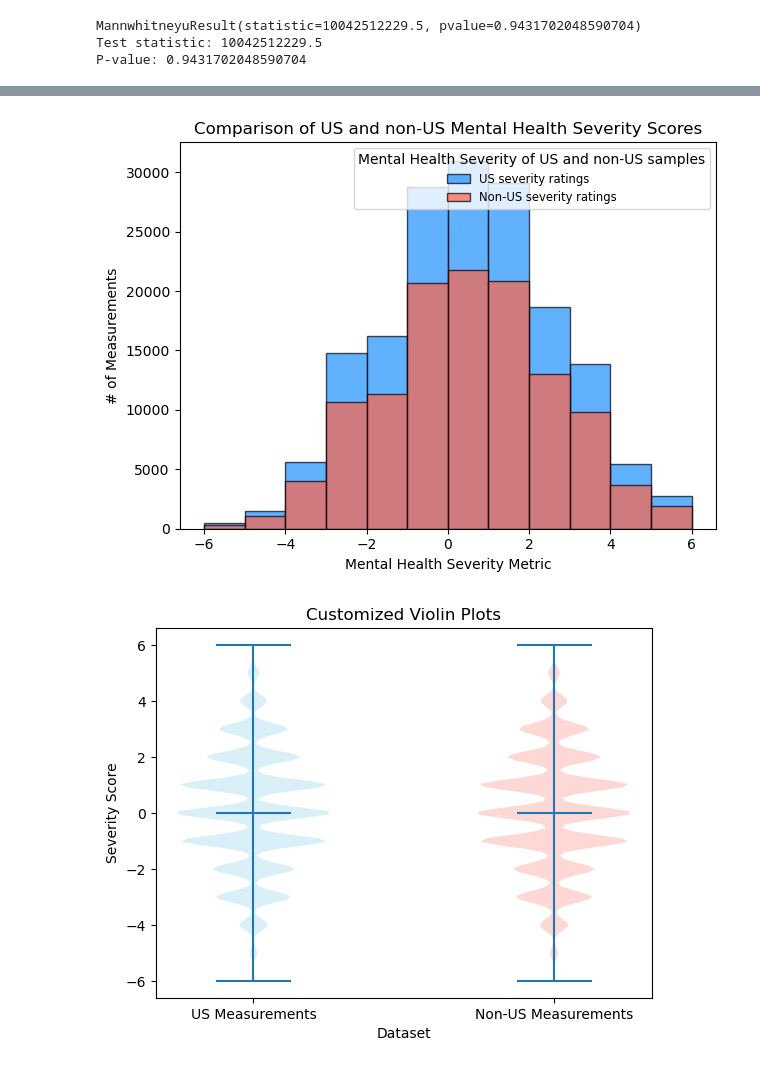
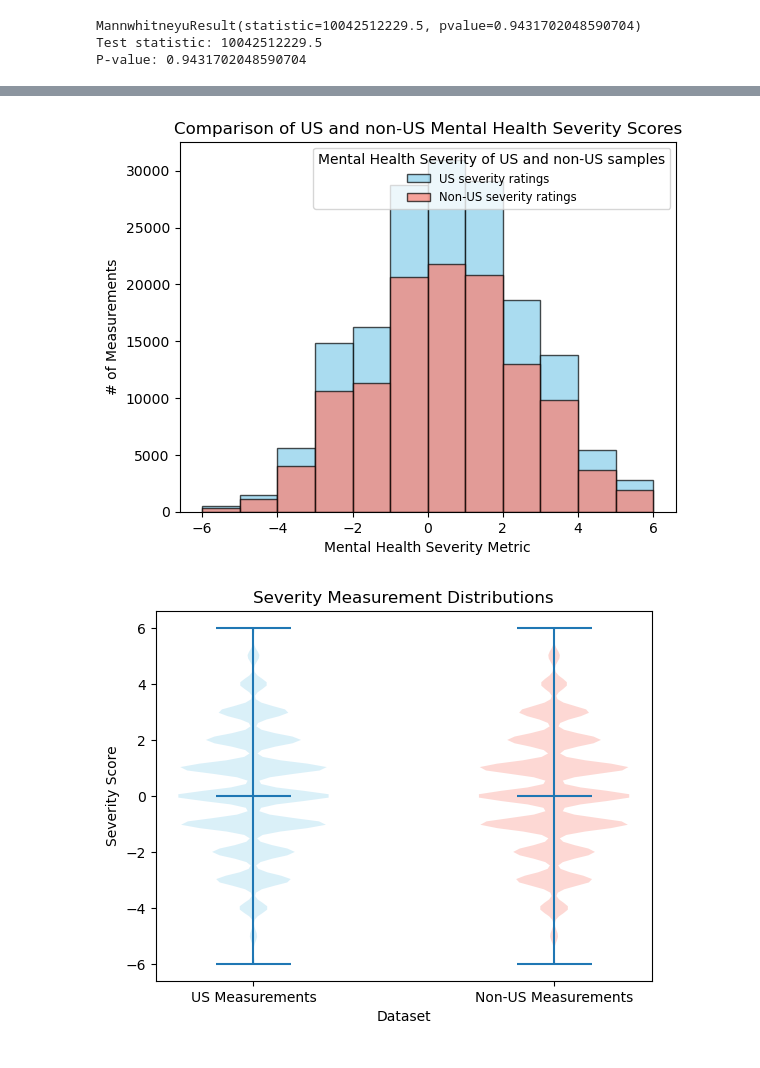
Before and after one commit to nchakicherla/ucb-dataviz-project1-group7, a Jupyter notebook: country_severity.ipynb, the cells around one changed output, grey strips where cells are left out. Cells and saved outputs as stored; diff of their text form; code cells hidden in the pictures.

```diff
--- a/country_severity.ipynb
+++ b/country_severity.ipynb
@@ -239,18 +246,18 @@ Fail to reject Null Hypothesis: P-value is greater than alpha, so we fail to rej
 # %%
 ## Create histogram representing distribution of mental health severity scores for US and non-US samples.
-plt.hist(us_severity_list, bins=12, edgecolor="black", color="dodgerblue", alpha=0.7, label="US severity ratings")
-plt.hist(non_us_severity_list, bins=12, edgecolor="black", color="tomato", alpha=0.7, label="Non-US severity ratings")
+plt.hist(us_severity_list, bins=12, edgecolor="black", color="skyblue", alpha=0.7, label="US severity ratings")
+plt.hist(non_us_severity_list, bins=12, edgecolor="black", color="salmon", alpha=0.7, label="Non-US severity ratings")
 
 ## Establish labels for axes and legend for differentiation of plotted distributions.
 plt.xlabel("Mental Health Severity Metric")
 plt.ylabel("# of Measurements")
 plt.title("Comparison of US and non-US Mental Health Severity Scores")
 
 ## Render graphic.
 plt.legend(title="Mental Health Severity of US and non-US samples", fontsize="small")
 plt.show()
 # %% [output]
-[figure, old version]
+[figure, new version]
 # %%
 ## Create side-by-side violin plots representing distribution of mental health severity scores for US and non-US samples. Plots show similar comparison as histrogram but more specificity. Not as helpful due to ordinal nature of measurements.
 fig, ax = plt.subplots()
@@ -265,7 +272,7 @@ for i, pc in enumerate(parts['bodies']):
 ## Apply labels to different plots.
 ax.set_xlabel('Dataset')
 ax.set_ylabel('Severity Score')
-ax.set_title('Customized Violin Plots')
+ax.set_title('Severity Measurement Distributions')
 
 ## Customize x-axis labels to differentiate populations.
 ax.set_xticks([1, 2])
@@ -274,4 +281,4 @@ ax.set_xticklabels(['US Measurements', 'Non-US Measurements'])
 ## Render graphic.
 plt.show()
 # %% [output]
-[figure, old version]
+[figure, new version]
```
Also changed, not shown: parts of 4 cells of this notebook.
